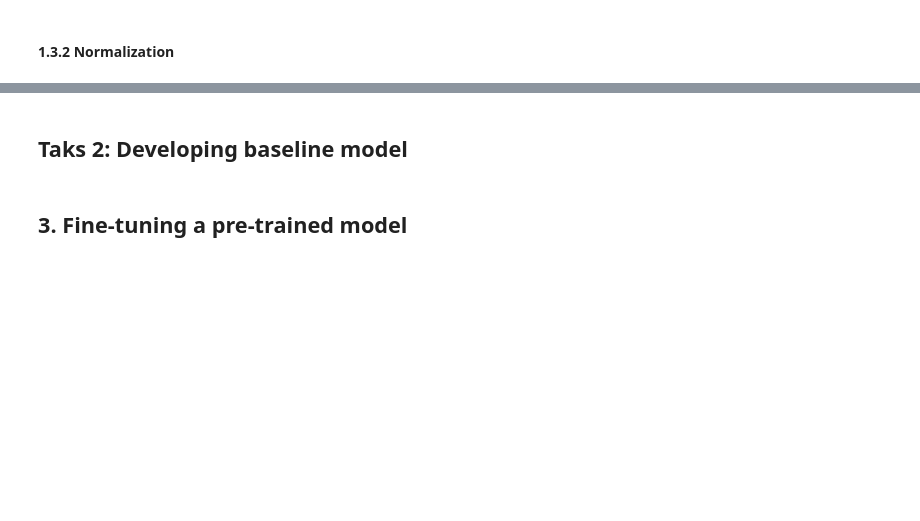
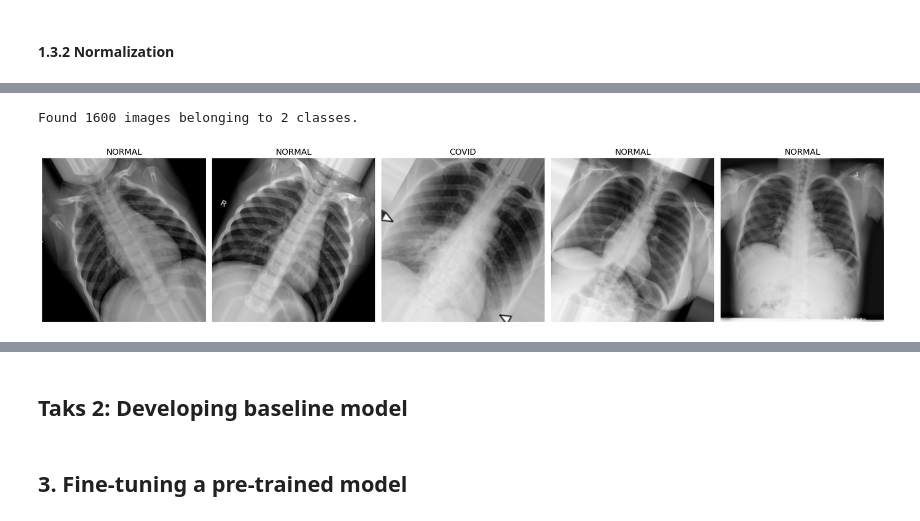
Before and after one commit to rogoemin/projectAI, a Jupyter notebook: projectAI(1).ipynb, the cells around one changed output, grey strips where cells are left out. Drawn from its saved outputs; the diff is of its cells as text; code cells hidden in the pictures; blank space fills up the shorter version.

```diff
--- a/projectAI(1).ipynb
+++ b/projectAI(1).ipynb
@@ -502,0 +540,12 @@ Global Pixel Std Dev: 0.2359
+# %%
+image_gen = ImageDataGenerator(rescale=1./255, rotation_range = 45) #construction of ImageDataGenerator
+train_data_gen_aug = image_gen.flow_from_directory(batch_size=batch_size, #implementation/loading of our data
+                                               directory=train_dir,
+                                               shuffle=True,
+                                               target_size=(img_height, img_width), class_mode='binary')
+
+sample_train_images_aug, sample_train_labels_aug = next(train_data_gen_aug)
+plotImages(sample_train_images_aug[:5], sample_train_labels_aug[:5]) #plots the 5 first images from the batch
+# %% [output]
+Found 1600 images belonging to 2 classes.
+[figure, added]
```
Also changed, not shown: parts of 23 cells of this notebook.
